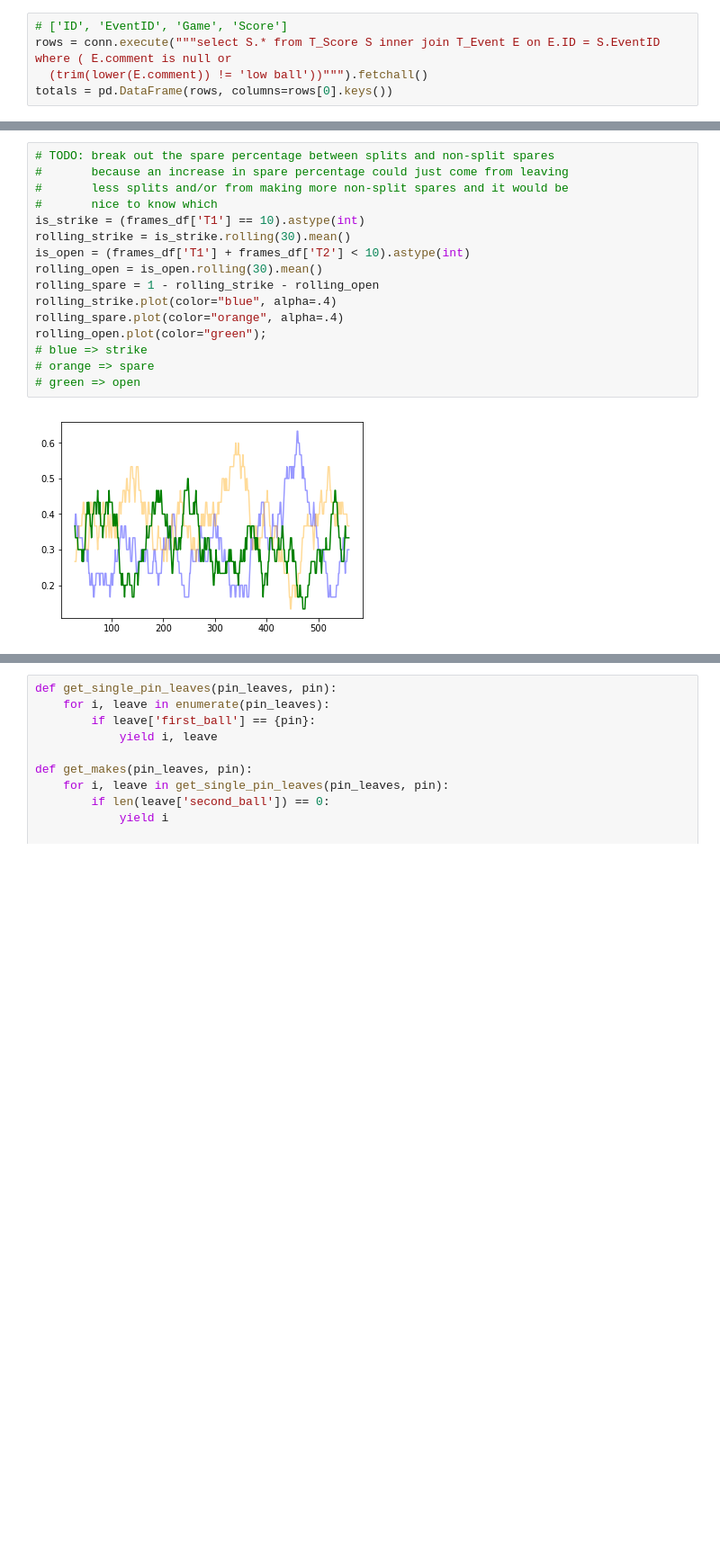
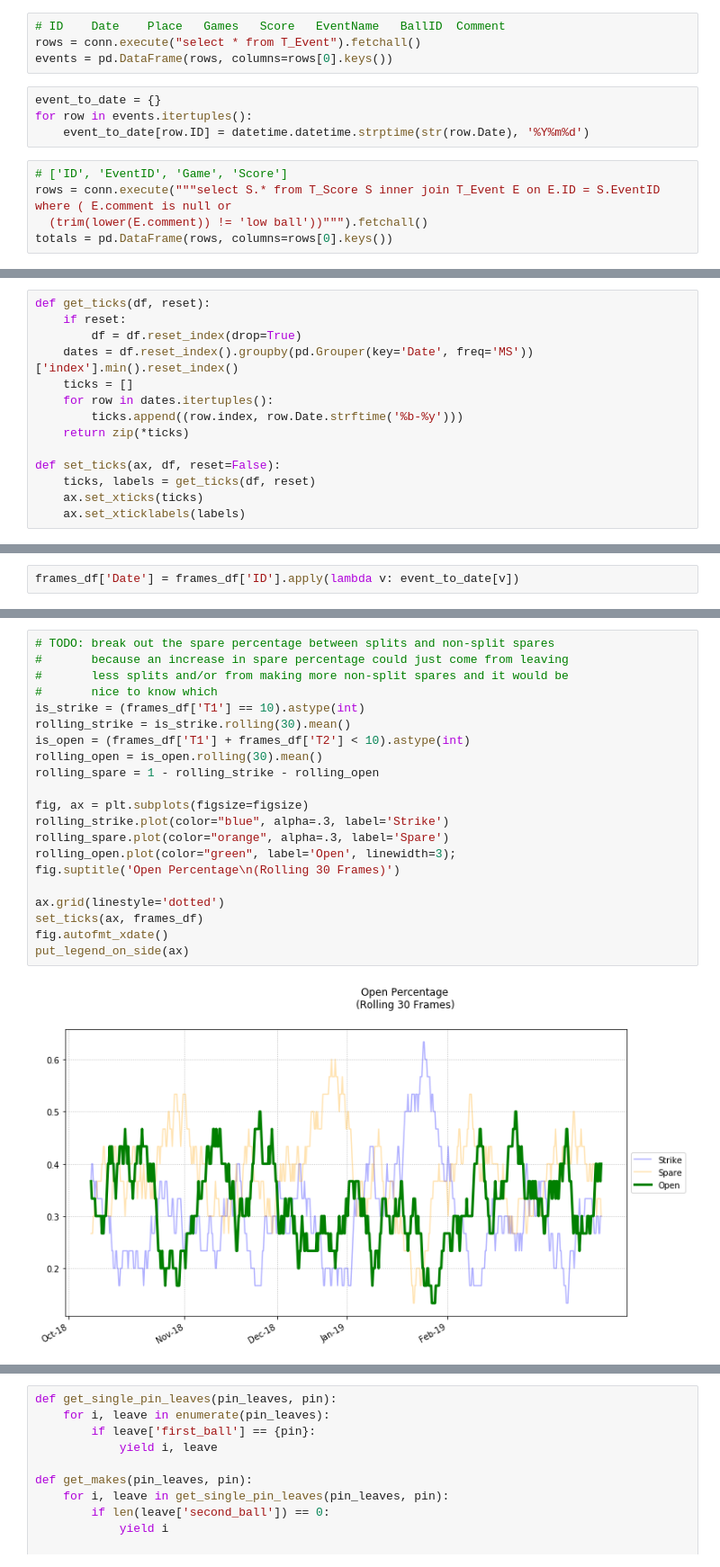
Before and after one commit to jobevers/bowlingscorer, a Jupyter notebook: Basic Stats.ipynb, the cells around one changed output, grey strips where cells are left out. Shown at 90% size. Saved outputs shown, nothing was run; the diff lists cells and outputs as text; blank space fills up the shorter version.

```diff
--- a/Basic Stats.ipynb
+++ b/Basic Stats.ipynb
@@ -41,3 +51,11 @@ If single pin conversion was 100%, your average would increase by: 7.97171556122
+# %%
+# ID 	Date 	Place 	Games 	Score 	EventName 	BallID 	Comment
+rows = conn.execute("select * from T_Event").fetchall()
+events = pd.DataFrame(rows, columns=rows[0].keys())
+# %%
+event_to_date = {}
+for row in events.itertuples():
+    event_to_date[row.ID] = datetime.datetime.strptime(str(row.Date), '%Y%m%d')
 # %%
 # ['ID', 'EventID', 'Game', 'Score']
 rows = conn.execute("""select S.* from T_Score S inner join T_Event E on E.ID = S.EventID where ( E.comment is null or
@@ -46 +66,15 @@ totals = pd.DataFrame(rows, columns=rows[0].keys())
+# %%
+def get_ticks(df, reset):
+    if reset:
+        df = df.reset_index(drop=True)
+    dates = df.reset_index().groupby(pd.Grouper(key='Date', freq='MS'))['index'].min().reset_index()
+    ticks = []
+    for row in dates.itertuples():
+        ticks.append((row.index, row.Date.strftime('%b-%y')))
+    return zip(*ticks)
+
+def set_ticks(ax, df, reset=False):
+    ticks, labels = get_ticks(df, reset)
+    ax.set_xticks(ticks)
+    ax.set_xticklabels(labels)
 # %%
@@ -77,0 +115,2 @@ First Ball Average: 8.498214285714285
+# %%
+frames_df['Date'] = frames_df['ID'].apply(lambda v: event_to_date[v])
@@ -124,20 +173,25 @@ ax.set_xlabel('Non-Strike Frames');
 # %%
 # TODO: break out the spare percentage between splits and non-split spares
 #       because an increase in spare percentage could just come from leaving
 #       less splits and/or from making more non-split spares and it would be
 #       nice to know which
 is_strike = (frames_df['T1'] == 10).astype(int)
 rolling_strike = is_strike.rolling(30).mean()
 is_open = (frames_df['T1'] + frames_df['T2'] < 10).astype(int)
 rolling_open = is_open.rolling(30).mean()
 rolling_spare = 1 - rolling_strike - rolling_open
-rolling_strike.plot(color="blue", alpha=.4)
-rolling_spare.plot(color="orange", alpha=.4)
-rolling_open.plot(color="green");
-# blue => strike
-# orange => spare
-# green => open
+
+fig, ax = plt.subplots(figsize=figsize)
+rolling_strike.plot(color="blue", alpha=.3, label='Strike')
+rolling_spare.plot(color="orange", alpha=.3, label='Spare')
+rolling_open.plot(color="green", label='Open', linewidth=3);
+fig.suptitle('Open Percentage\n(Rolling 30 Frames)')
+
+ax.grid(linestyle='dotted')
+set_ticks(ax, frames_df)
+fig.autofmt_xdate()
+put_legend_on_side(ax)
 # %% [output]
-[figure, old version]
+[figure, new version]
 # %%
 # this is the same data as the above plot, just stacked.
```
Also changed, not shown: parts of 19 cells of this notebook.
